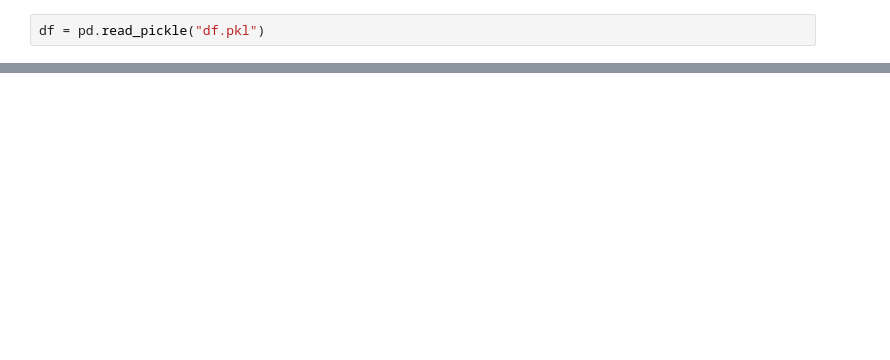
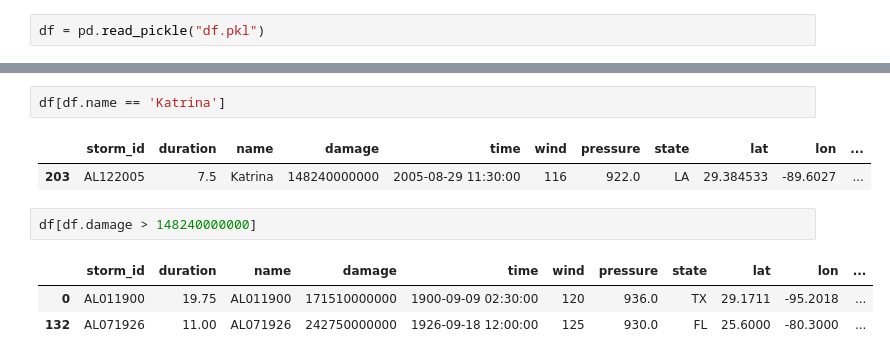
Before and after one commit to jagan-singh/Hurricane_Project, a Jupyter notebook: project.ipynb, the cells around one changed output, grey strips where cells are left out. Cells and saved outputs as stored; diff of their text form; blank space fills up the shorter version.

```diff
--- a/project.ipynb
+++ b/project.ipynb
@@ -58,0 +104,11 @@ df.pressure.max()
+# %%
+df[df.name == 'Katrina']
+# %% [output]
+|  | storm_id | duration | name | damage | time | wind | pressure | state | lat | lon | ... |
+| 203 | AL122005 | 7.5 | Katrina | 148240000000 | 2005-08-29 11:30:00 | 116 | 922.0 | LA | 29.384533 | -89.6027 | ... |
+# %%
+df[df.damage > 148240000000]
+# %% [output]
+|  | storm_id | duration | name | damage | time | wind | pressure | state | lat | lon | ... |
+| 0 | AL011900 | 19.75 | AL011900 | 171510000000 | 1900-09-09 02:30:00 | 120 | 936.0 | TX | 29.1711 | -95.2018 | ... |
+| 132 | AL071926 | 11.00 | AL071926 | 242750000000 | 1926-09-18 12:00:00 | 125 | 930.0 | FL | 25.6000 | -80.3000 | ... |
```
Also changed, not shown: parts of 16 cells of this notebook, 7 other files.
